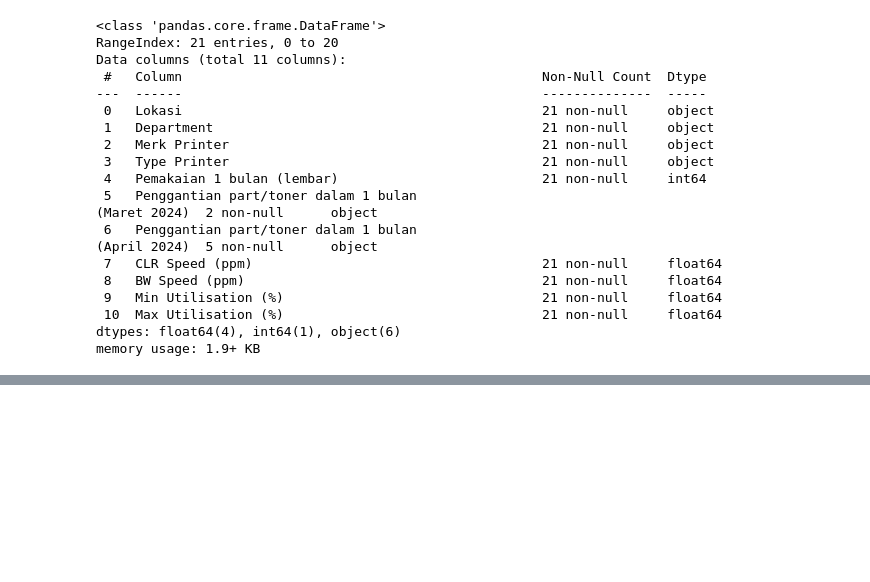
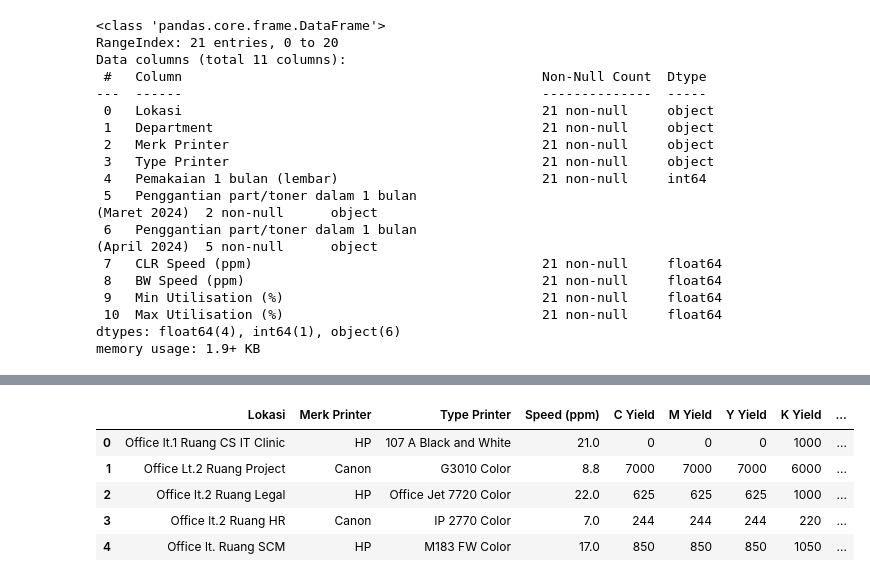
Before and after one commit to Garimahdi/axioo_calc, a Jupyter notebook: Axioo Data Wrangling.ipynb, the cells around one changed output, grey strips where cells are left out. Saved outputs shown, nothing was run; the diff lists cells and outputs as text; code cells hidden in the pictures; blank space fills up the shorter version.

```diff
--- a/Axioo Data Wrangling.ipynb
+++ b/Axioo Data Wrangling.ipynb
@@ -457,0 +613,6 @@ with pd.ExcelWriter(path, engine='openpyxl') as writer:
+# %%
+costCol = [c[3],c[4],c[5],c[6],c[7]]
+util = util.join(cost[costCol], how = 'left')
+# %%
+util.info()
+a = list(util.columns)
@@ -457,0 +637,15 @@ with pd.ExcelWriter(path, engine='openpyxl') as writer:
+# %%
+util['CPP BW_Theo'] = util[a[18]]/util[a[7]]
+util['CPP CLR_Theo'] = 0
+
+for x in util[c[7]]:
+    if x == 0:
+        util['CPP CLR_Theo'] = (util[a[15]] + util[a[16]] + util[a[17]])/util[a[4]]
+    else:
+        util['CPP CLR_Theo'] = util[a[15]]/util[a[4]]
+# %%
+util['CPP CLR_Theo'].fillna(0, inplace=True)
+util['CPP Mix_Theo'] = util['CPP BW_Theo'] + util['CPP CLR_Theo']
+
+util['Total Cost'] = (util['CPP Mix_Theo'] * util[a[9]] * 4).astype(int)
+util.drop(columns = [a[15],a[16],a[17],a[18],a[19],'CPP Mix_Theo'], inplace = True)
@@ -457,0 +672,12 @@ with pd.ExcelWriter(path, engine='openpyxl') as writer:
+# %%
+util.drop(columns = a[8], inplace = True)
+util['Max Utilisation (%)'] = ((util[a[9]])/(util[a[3]]*60*8*23))*100
+util.rename(columns = {a[10]:'Utilisation (%)'}, inplace = True)
+util.head()
+# %% [output]
+|  | Lokasi | Merk Printer | Type Printer | Speed (ppm) | C Yield | M Yield | Y Yield | K Yield | ... |
+| 0 | Office lt.1 Ruang CS IT Clinic | HP | 107 A Black and White | 21.0 | 0 | 0 | 0 | 1000 | ... |
+| 1 | Office Lt.2 Ruang Project | Canon | G3010 Color | 8.8 | 7000 | 7000 | 7000 | 6000 | ... |
+| 2 | Office lt.2 Ruang Legal | HP | Office Jet 7720 Color | 22.0 | 625 | 625 | 625 | 1000 | ... |
+| 3 | Office lt.2 Ruang HR | Canon | IP 2770 Color | 7.0 | 244 | 244 | 244 | 220 | ... |
+| 4 | Office lt. Ruang SCM | HP | M183 FW Color | 17.0 | 850 | 850 | 850 | 1050 | ... |
```
Also changed, not shown: parts of 19 cells of this notebook, 1 other file.
